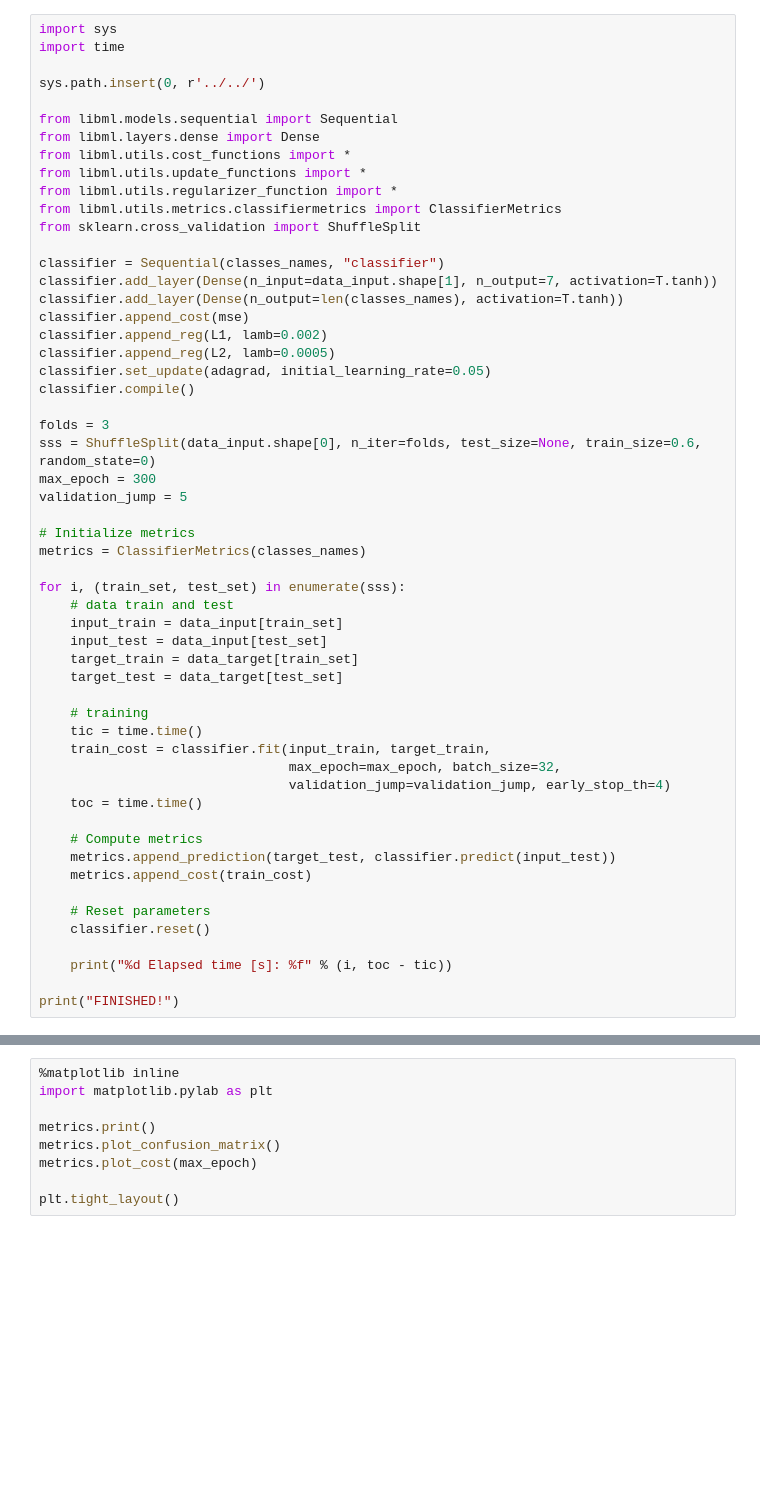
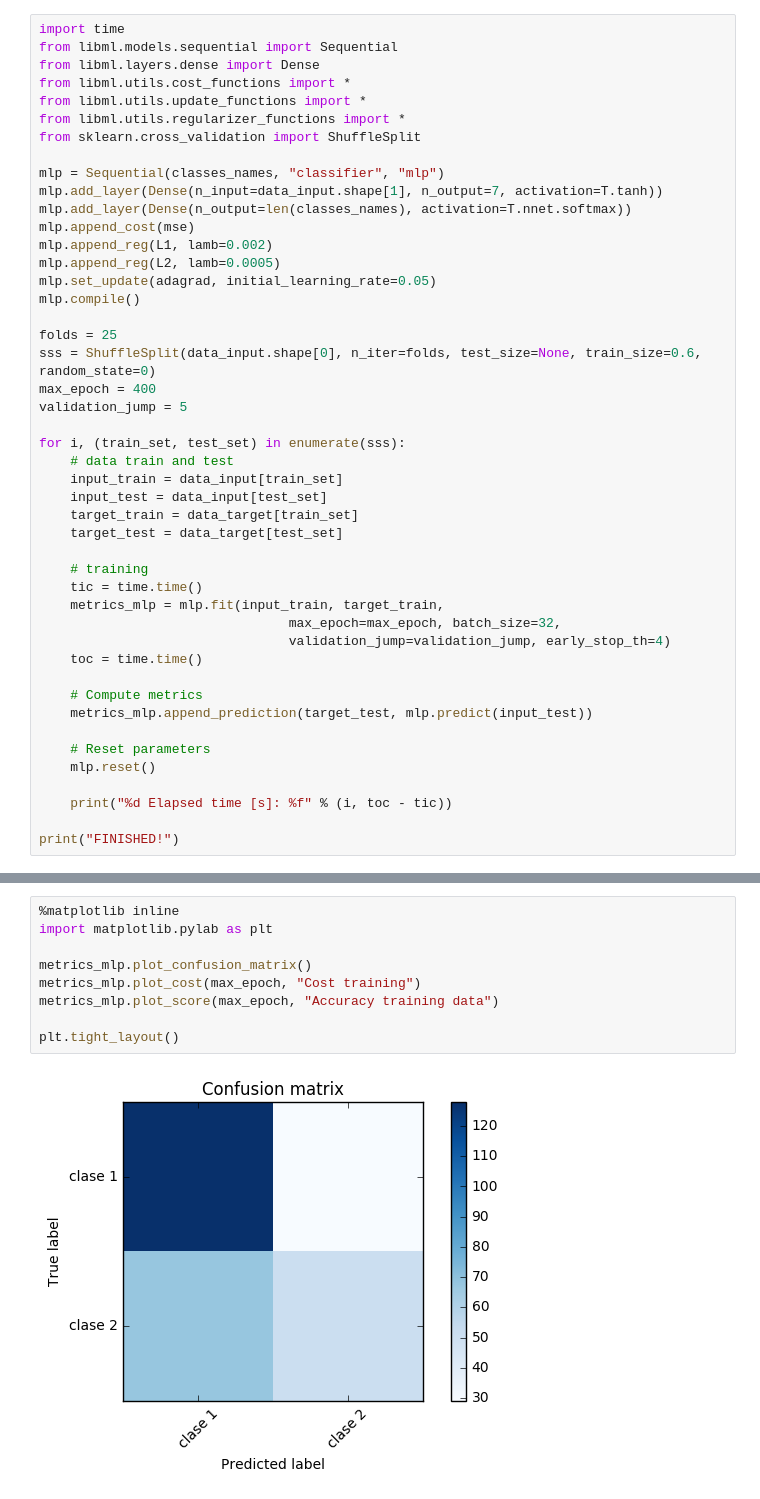
Before and after one commit to pdoren/DeepEnsemble, a Jupyter notebook: examples/Australian Credit Card Assessment/main.ipynb, the cells around one changed output, grey strips where cells are left out. Drawn from its saved outputs; the diff is of its cells as text; blank space fills up the shorter version.

```diff
--- a/examples/Australian Credit Card Assessment/main.ipynb
+++ b/examples/Australian Credit Card Assessment/main.ipynb
@@ -23,33 +51,25 @@ data_target   = classes_names[np.asarray(data[:, -1:], dtype=int)]
 # %%
-import sys
 import time
-
-sys.path.insert(0, r'../../')
-
 from libml.models.sequential import Sequential
 from libml.layers.dense import Dense
 from libml.utils.cost_functions import *
 from libml.utils.update_functions import *
-from libml.utils.regularizer_function import *
-from libml.utils.metrics.classifiermetrics import ClassifierMetrics
+from libml.utils.regularizer_functions import *
 from sklearn.cross_validation import ShuffleSplit
 
-classifier = Sequential(classes_names, "classifier")
-classifier.add_layer(Dense(n_input=data_input.shape[1], n_output=7, activation=T.tanh))
-classifier.add_layer(Dense(n_output=len(classes_names), activation=T.tanh))
-classifier.append_cost(mse)
-classifier.append_reg(L1, lamb=0.002)
-classifier.append_reg(L2, lamb=0.0005)
-classifier.set_update(adagrad, initial_learning_rate=0.05)
-classifier.compile()
+mlp = Sequential(classes_names, "classifier", "mlp")
+mlp.add_layer(Dense(n_input=data_input.shape[1], n_output=7, activation=T.tanh))
+mlp.add_layer(Dense(n_output=len(classes_names), activation=T.nnet.softmax))
+mlp.append_cost(mse)
+mlp.append_reg(L1, lamb=0.002)
+mlp.append_reg(L2, lamb=0.0005)
+mlp.set_update(adagrad, initial_learning_rate=0.05)
+mlp.compile()
 
-folds = 3
+folds = 25
 sss = ShuffleSplit(data_input.shape[0], n_iter=folds, test_size=None, train_size=0.6, random_state=0)
-max_epoch = 300
+max_epoch = 400
 validation_jump = 5
-
-# Initialize metrics
-metrics = ClassifierMetrics(classes_names)
 
 for i, (train_set, test_set) in enumerate(sss):
     # data train and test
@@ -60,17 +80,16 @@ for i, (train_set, test_set) in enumerate(sss):
 
     # training
     tic = time.time()
-    train_cost = classifier.fit(input_train, target_train,
+    metrics_mlp = mlp.fit(input_train, target_train,
                                 max_epoch=max_epoch, batch_size=32,
                                 validation_jump=validation_jump, early_stop_th=4)
     toc = time.time()
 
     # Compute metrics
-    metrics.append_prediction(target_test, classifier.predict(input_test))
-    metrics.append_cost(train_cost)
+    metrics_mlp.append_prediction(target_test, mlp.predict(input_test))
 
     # Reset parameters
-    classifier.reset()
+    mlp.reset()
 
     print("%d Elapsed time [s]: %f" % (i, toc - tic))
 
@@ -80,9 +117,11 @@ print("FINISHED!")
 # %%
 %matplotlib inline
 import matplotlib.pylab as plt
 
-metrics.print()
-metrics.plot_confusion_matrix()
-metrics.plot_cost(max_epoch)
+metrics_mlp.plot_confusion_matrix()
+metrics_mlp.plot_cost(max_epoch, "Cost training")
+metrics_mlp.plot_score(max_epoch, "Accuracy training data")
 
 plt.tight_layout()
+# %% [output]
+[figure, added]
```
Also changed, not shown: parts of 9 cells of this notebook, 19 other files.
